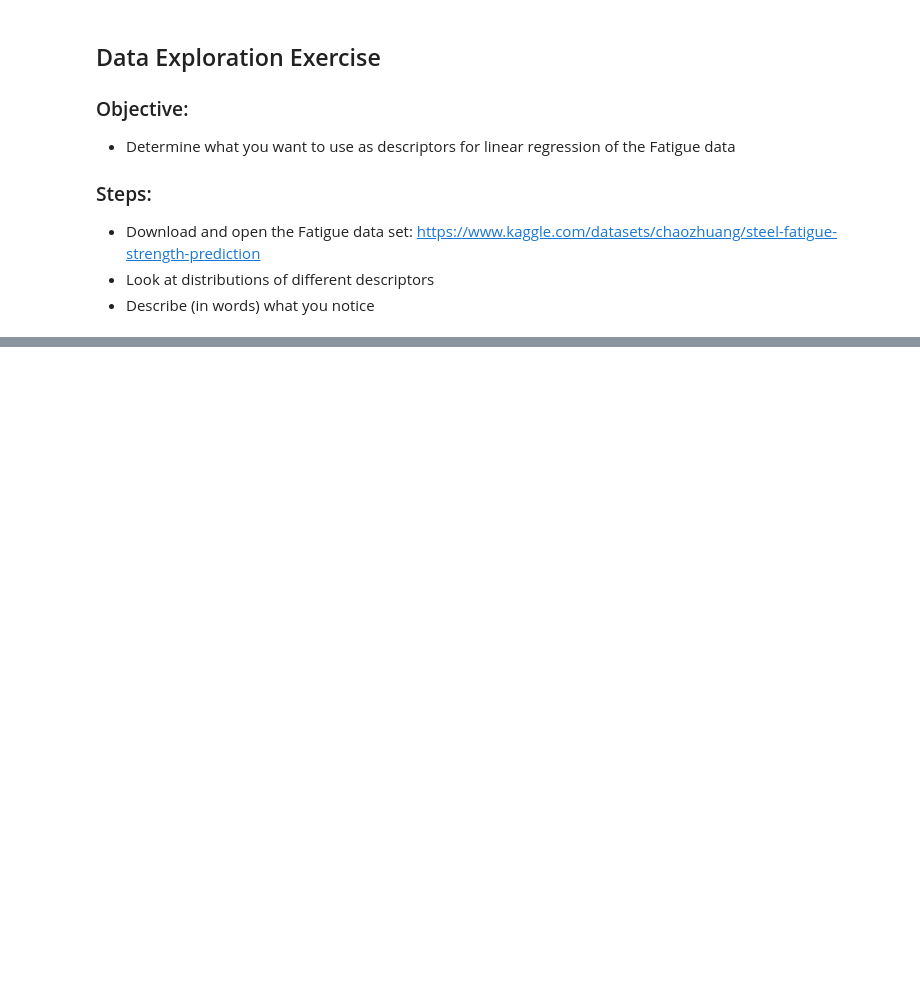
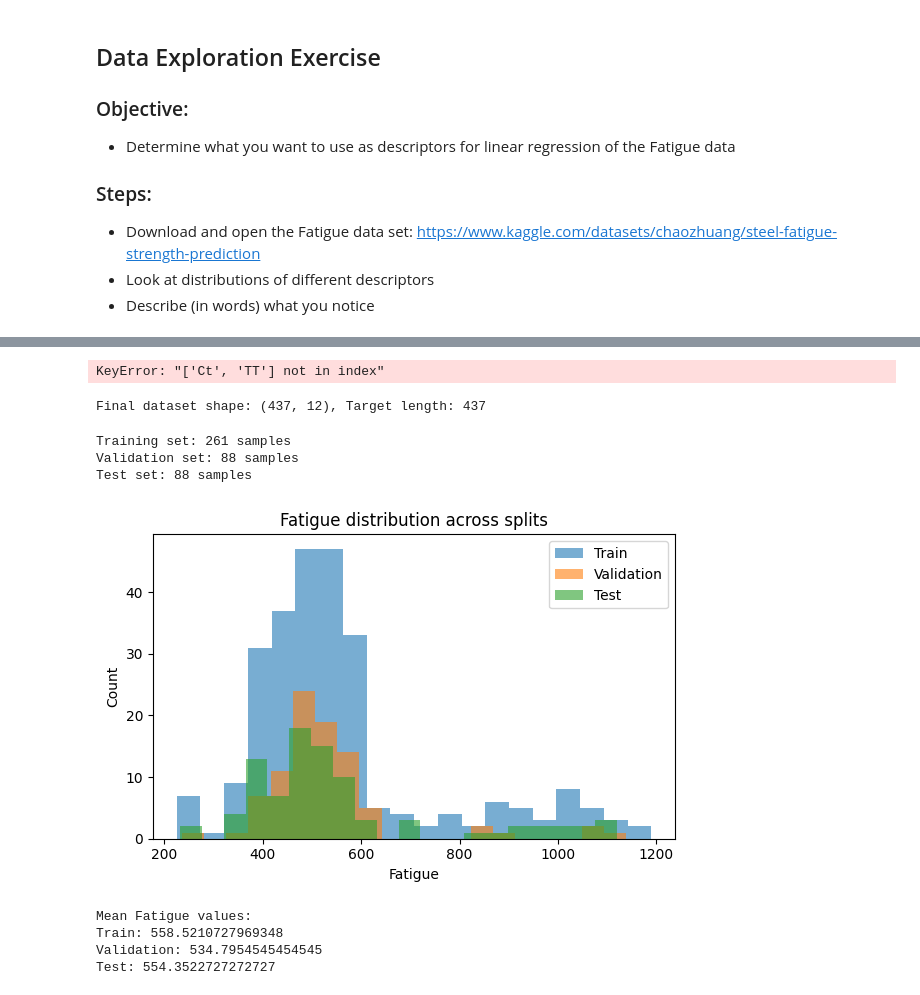
Before and after one commit to ayberkkutlu/Machine-Learning-Course-and-Project, a Jupyter notebook: Notebooks/HW1.ipynb, the cells around one changed output, grey strips where cells are left out. Cells and saved outputs as stored; diff of their text form; code cells hidden in the pictures; blank space fills up the shorter version.

```diff
--- a/Notebooks/HW1.ipynb
+++ b/Notebooks/HW1.ipynb
@@ -246,0 +499,50 @@ ModuleNotFoundError: No module named 'seaborn'
+# %%
+final_features = ['NT'	,	'Ct',	'TT'	,'C',	'Si',	'Mn',	'P',	'Ni',	'Cr',	'Mo',	'RedRatio',	'dA']
+X = df[final_features].copy()
+y = df['Fatigue'].copy()
+# %% [output]
+KeyError: "['Ct', 'TT'] not in index"
+# %%
+# Drop rows with missing values just in case
+X = X.dropna()
+y = y.loc[X.index]
+
+print(f"Final dataset shape: {X.shape}, Target length: {len(y)}")
+# %% [output]
+Final dataset shape: (437, 12), Target length: 437
+# %%
+# Step 1: Split off test set (20% of full data)
+X_temp, X_test, y_temp, y_test = train_test_split(X, y, test_size=0.2, shuffle=True, random_state=42)
+
+# Step 2: Split remaining 80% into train (60%) and validation (20%)
+X_train, X_val, y_train, y_val = train_test_split(X_temp, y_temp, test_size=0.25, shuffle=True, random_state=42)
+
+print(f"Training set: {X_train.shape[0]} samples")
+print(f"Validation set: {X_val.shape[0]} samples")
+print(f"Test set: {X_test.shape[0]} samples")
+
+#Check target distribution
+plt.figure(figsize=(6,4))
+plt.hist(y_train, bins=20, alpha=0.6, label='Train')
+plt.hist(y_val, bins=20, alpha=0.6, label='Validation')
+plt.hist(y_test, bins=20, alpha=0.6, label='Test')
+plt.legend()
+plt.title('Fatigue distribution across splits')
+plt.xlabel('Fatigue')
+plt.ylabel('Count')
+plt.tight_layout()
+plt.show()
+
+print("\nMean Fatigue values:")
+print("Train:", y_train.mean())
+print("Validation:", y_val.mean())
+print("Test:", y_test.mean())
+# %% [output]
+Training set: 261 samples
+Validation set: 88 samples
+Test set: 88 samples
+[figure, added]
+Mean Fatigue values:
+Train: 558.5210727969348
+Validation: 534.7954545454545
+Test: 554.3522727272727
```
Also changed, not shown: parts of 23 cells of this notebook, 1 other file.
